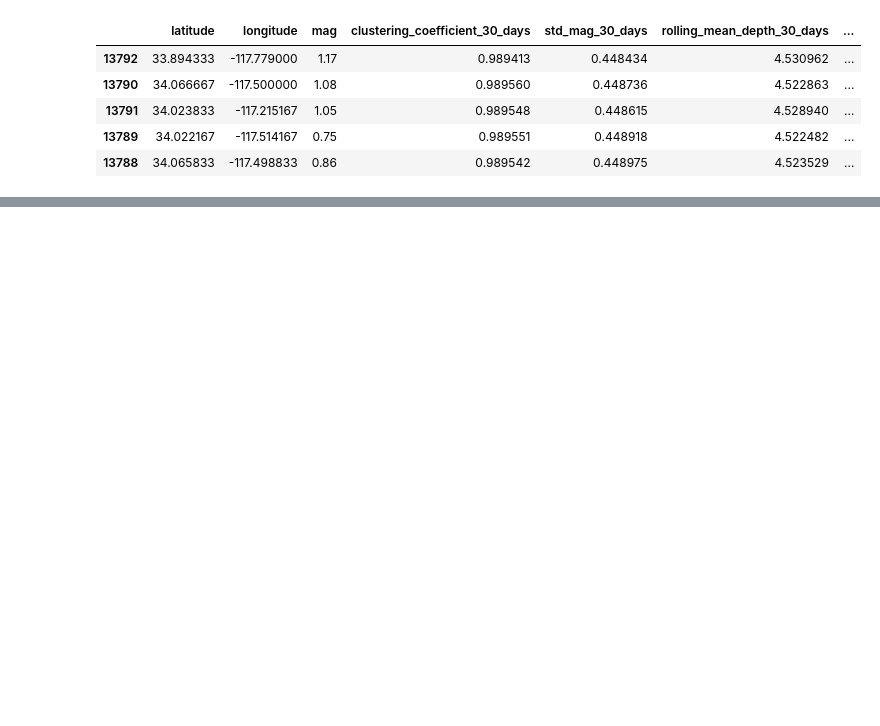
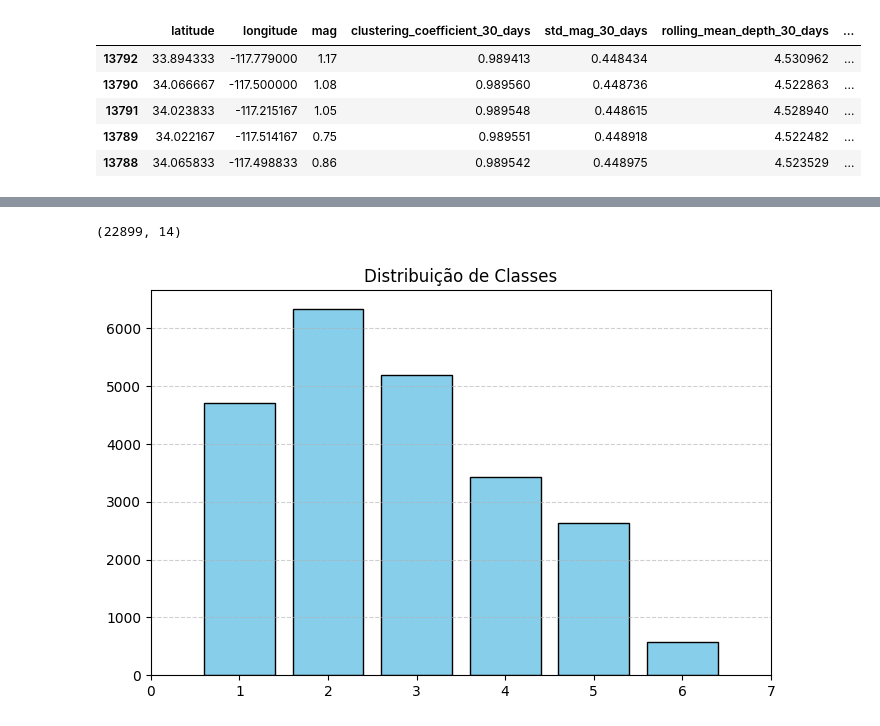
Before and after one commit to enzoalencar/LA-earthquake, a Jupyter notebook: main.ipynb, the cells around one changed output, grey strips where cells are left out. Cells and saved outputs as stored; diff of their text form; code cells hidden in the pictures; blank space fills up the shorter version.

```diff
--- a/main.ipynb
+++ b/main.ipynb
@@ -20,0 +60,26 @@ df_sorted.head(n=5)
+# %%
+df_removed = df_dataset.drop(columns=[
+	'b_value_increment_i_i2',
+	'b_value_increment_i2_i4',
+	'b_value_increment_i4_i6',
+	'b_value_increment_i6_i8',
+	'b_value_increment_i8_i10',
+	'rolling_mean_depth_30_days',
+	#'std_mag_30_days'
+])
+df_removed.shape
+# %% [output]
+(22899, 14)
+# %%
+class_counts = df_removed['class'].value_counts().sort_index()
+
+plt.figure(figsize=(8, 5))
+plt.bar(class_counts.index, class_counts.values, color='skyblue', edgecolor='black')
+
+plt.title('Distribuição de Classes')
+plt.xticks(range(0, 8))
+
+plt.grid(axis='y', linestyle='--', alpha=0.6)
+plt.show()
+# %% [output]
+[figure, added]
```
Also changed, not shown: parts of 15 cells of this notebook, 1 other file.
